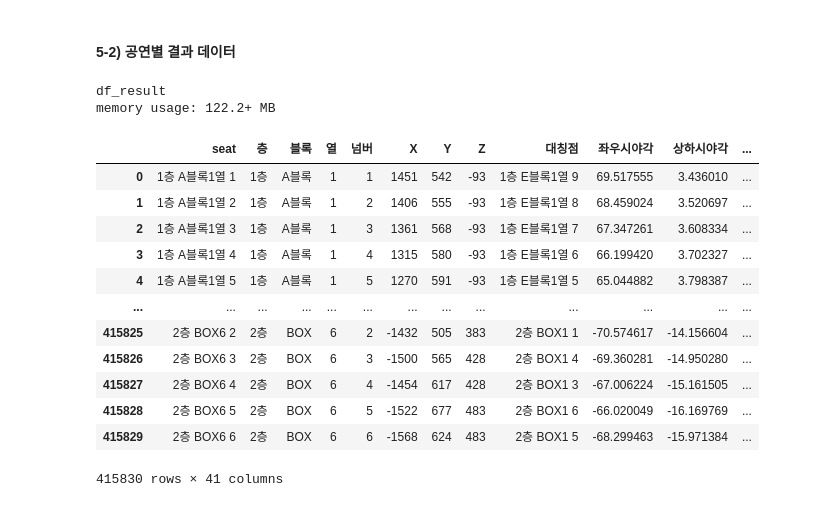
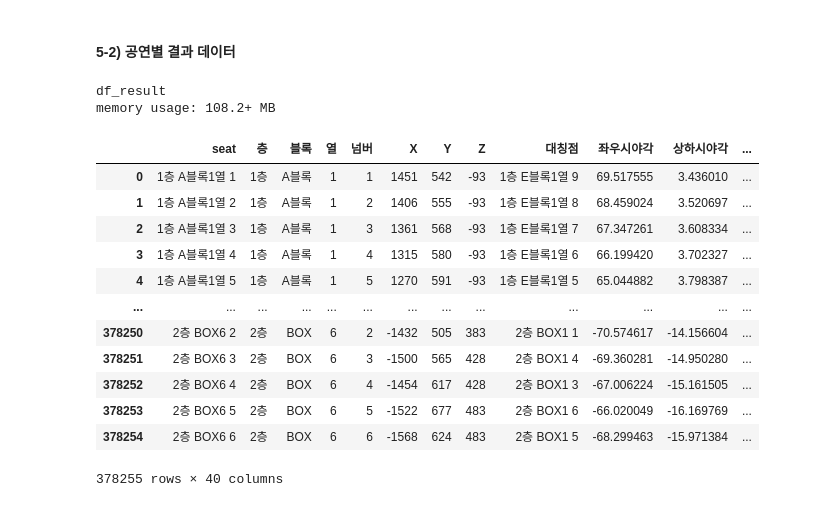
Before and after one commit to yonghyeun/BigContest-CocenrtHall, a Jupyter notebook: preprocessing/5. 원가격 및 등급 추정 군집분석.ipynb, the cells around one changed output. Saved outputs shown, nothing was run; the diff lists cells and outputs as text; code cells hidden in the pictures.

```diff
--- a/preprocessing/5. 원가격 및 등급 추정 군집분석.ipynb
+++ b/preprocessing/5. 원가격 및 등급 추정 군집분석.ipynb
@@ -224,7 +402,30 @@ df_list = []
 # %%
+# 전체 데이터를 공연시간을 기준으로 공연별 분할
+공연시간_list = sorted(df['전체공연시간'].unique())
+공연별_df_list = [df[df['전체공연시간'] == 공연시간] for 공연시간 in 공연시간_list]
+
+# 공연별 군집분석 결과 컬럼
+instance_cnt_list = []
+perform_time_list = []
+priced_rate_list = []
+booked_rate_list = []
+best_n_neighbors_list = []
+knn_mse_list = []
+best_k_list = []
+silhouette_score_list = []
+mean_price_list = []
+max_price_list = []
+min_price_list = []
+
+class_price_ratio_list = []
+class_price_list = []
+class_seats_cnt_list = []
+class_booked_ratio_list = []
+df_list = []
+
 # class > 군집분석 적용
 for 공연별_df in tqdm(공연별_df_list):
-    p = Performance(공연별_df)
+    p = Performance_clf(공연별_df)
     p.estimate_price() # knn => 원가격 추정
     p.estimate_cluster_kmeans() # k-means => 원등급 추정
 
@@ -250,8 +451,8 @@ for 공연별_df in tqdm(공연별_df_list):
     # p.px3dscatter('원등급추정')
 
 # 군집결과 데이터프레임으로 합치기
-df_result = pd.concat(df_list, axis=0)
-df_summary = pd.DataFrame({
+df_result_clf = pd.concat(df_list, axis=0)
+df_summary_clf = pd.DataFrame({
     '공연시간' : perform_time_list,
     '금액명시비율' : priced_rate_list,
     '예약율' : booked_rate_list,
@@ -311,29 +494,29 @@ df_summary = pd.DataFrame({
 # %%
 # 전체공연좌석별 예매 데이터
 공연별_결과_list = []
-for 공연시간 in list(df_summary.loc[df_summary['금액명시비율']!=0, '공연시간']):
-    공연별_결과_list.append(df_result[df_result['전체공연시간'] == 공연시간])
+for 공연시간 in list(df_summary_clf.loc[df_summary_clf['금액명시비율']!=0, '공연시간']):
+    공연별_결과_list.append(df_result_clf[df_result_clf['전체공연시간'] == 공연시간])
 
-df_result = pd.concat(공연별_결과_list, axis=0, ignore_index=True)
+df_result_clf = pd.concat(공연별_결과_list, axis=0, ignore_index=True)
 print(f"""df_result
-memory usage: {round(df_result.memory_usage(deep=False).sum() / 1024**2, 1)}+ MB""")
-df_result.to_parquet('전체공연_원가격원등급추정결과.parquet', index=False)
+memory usage: {round(df_result_clf.memory_usage(deep=False).sum() / 1024**2, 1)}+ MB""")
+df_result_clf.to_parquet('전체공연_원가격원등급추정결과.parquet', index=False)
 # %% [output]
 df_result
-memory usage: 122.2+ MB
+memory usage: 108.2+ MB
-# %%
-df_result
-# %% [output]
-|  | seat | 층 | 블록 | 열 | 넘버 | X | Y | Z | 대칭점 | 좌우시야각 | 상하시야각 | ... |
-| 0 | 1층 A블록1열 1 | 1층 | A블록 | 1 | 1 | 1451 | 542 | -93 | 1층 E블록1열 9 | 69.517555 | 3.436010 | ... |
-| 1 | 1층 A블록1열 2 | 1층 | A블록 | 1 | 2 | 1406 | 555 | -93 | 1층 E블록1열 8 | 68.459024 | 3.520697 | ... |
-| 2 | 1층 A블록1열 3 | 1층 | A블록 | 1 | 3 | 1361 | 568 | -93 | 1층 E블록1열 7 | 67.347261 | 3.608334 | ... |
-| 3 | 1층 A블록1열 4 | 1층 | A블록 | 1 | 4 | 1315 | 580 | -93 | 1층 E블록1열 6 | 66.199420 | 3.702327 | ... |
-| 4 | 1층 A블록1열 5 | 1층 | A블록 | 1 | 5 | 1270 | 591 | -93 | 1층 E블록1열 5 | 65.044882 | 3.798387 | ... |
-| ... | ... | ... | ... | ... | ... | ... | ... | ... | ... | ... | ... | ... |
-| 415825 | 2층 BOX6 2 | 2층 | BOX | 6 | 2 | -1432 | 505 | 383 | 2층 BOX1 1 | -70.574617 | -14.156604 | ... |
-| 415826 | 2층 BOX6 3 | 2층 | BOX | 6 | 3 | -1500 | 565 | 428 | 2층 BOX1 4 | -69.360281 | -14.950280 | ... |
-| 415827 | 2층 BOX6 4 | 2층 | BOX | 6 | 4 | -1454 | 617 | 428 | 2층 BOX1 3 | -67.006224 | -15.161505 | ... |
-| 415828 | 2층 BOX6 5 | 2층 | BOX | 6 | 5 | -1522 | 677 | 483 | 2층 BOX1 6 | -66.020049 | -16.169769 | ... |
-| 415829 | 2층 BOX6 6 | 2층 | BOX | 6 | 6 | -1568 | 624 | 483 | 2층 BOX1 5 | -68.299463 | -15.971384 | ... |
-415830 rows × 41 columns
+# %%
+df_result_clf
+# %% [output]
+|  | seat | 층 | 블록 | 열 | 넘버 | X | Y | Z | 대칭점 | 좌우시야각 | 상하시야각 | ... |
+| 0 | 1층 A블록1열 1 | 1층 | A블록 | 1 | 1 | 1451 | 542 | -93 | 1층 E블록1열 9 | 69.517555 | 3.436010 | ... |
+| 1 | 1층 A블록1열 2 | 1층 | A블록 | 1 | 2 | 1406 | 555 | -93 | 1층 E블록1열 8 | 68.459024 | 3.520697 | ... |
+| 2 | 1층 A블록1열 3 | 1층 | A블록 | 1 | 3 | 1361 | 568 | -93 | 1층 E블록1열 7 | 67.347261 | 3.608334 | ... |
+| 3 | 1층 A블록1열 4 | 1층 | A블록 | 1 | 4 | 1315 | 580 | -93 | 1층 E블록1열 6 | 66.199420 | 3.702327 | ... |
+| 4 | 1층 A블록1열 5 | 1층 | A블록 | 1 | 5 | 1270 | 591 | -93 | 1층 E블록1열 5 | 65.044882 | 3.798387 | ... |
+| ... | ... | ... | ... | ... | ... | ... | ... | ... | ... | ... | ... | ... |
+| 378250 | 2층 BOX6 2 | 2층 | BOX | 6 | 2 | -1432 | 505 | 383 | 2층 BOX1 1 | -70.574617 | -14.156604 | ... |
+| 378251 | 2층 BOX6 3 | 2층 | BOX | 6 | 3 | -1500 | 565 | 428 | 2층 BOX1 4 | -69.360281 | -14.950280 | ... |
+| 378252 | 2층 BOX6 4 | 2층 | BOX | 6 | 4 | -1454 | 617 | 428 | 2층 BOX1 3 | -67.006224 | -15.161505 | ... |
+| 378253 | 2층 BOX6 5 | 2층 | BOX | 6 | 5 | -1522 | 677 | 483 | 2층 BOX1 6 | -66.020049 | -16.169769 | ... |
+| 378254 | 2층 BOX6 6 | 2층 | BOX | 6 | 6 | -1568 | 624 | 483 | 2층 BOX1 5 | -68.299463 | -15.971384 | ... |
+378255 rows × 40 columns
```
Also changed, not shown: parts of 14 cells of this notebook.
